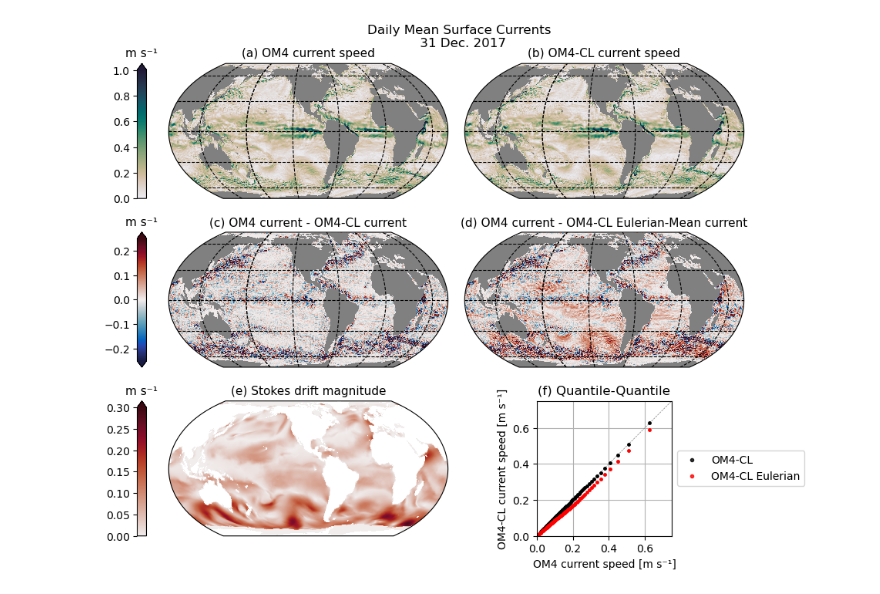
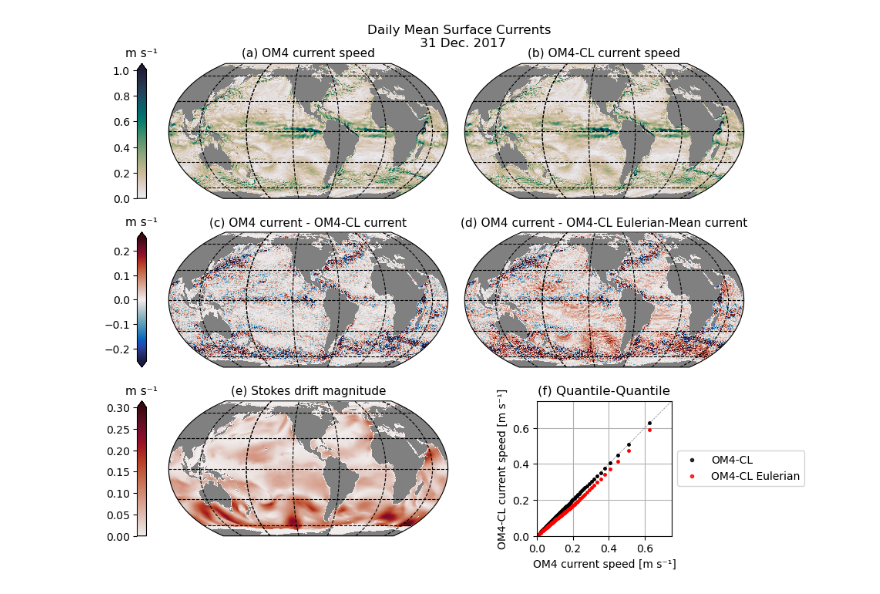
Before and after one commit to breichl/MOM6CL-Figures, a Jupyter notebook: OM4_Current_Differences_snapshot.ipynb, the cells around one changed output. Saved outputs shown, nothing was run; the diff lists cells and outputs as text; code cells hidden in the pictures.

```diff
--- a/OM4_Current_Differences_snapshot.ipynb
+++ b/OM4_Current_Differences_snapshot.ipynb
@@ -131,32 +131,32 @@ ax.plot(0, 1e1, FM2, alpha=0.8, label='OM4-CL Eulerian')
 for q in range(100):
     ax.plot(np.nanpercentile(Snap.OM4_Umag, q),
             np.nanpercentile(Snap.OM4CL_Umag, q),
             FM1, markersize=5)
     ax.plot(np.nanpercentile(Snap.OM4_Umag, q),
             np.nanpercentile(Snap.OM4CL_Umag_Eul, q),
             FM2, markersize=5)
 
 LM = [0, 0.75]
 ax.set(xlim=LM, ylim=LM,
        title='(f) Quantile-Quantile',
        xlabel='OM4 current speed [m s⁻¹]',
        ylabel='OM4-CL current speed [m s⁻¹]')
 ax.legend(loc='center left', bbox_to_anchor=(1, 0.5))
 ax.grid(True)
 ax.set_aspect('equal')
 
-for ax in [ax1, ax2, ax3, ax4]:
+for ax in [ax1, ax2, ax3, ax4, ax5]:
     ax.set_facecolor('grey')
     ax.gridlines(color='black', linestyle='--')
 
 for axcb in [axcb1, axcb2, axcb3]:
     axcb.yaxis.set_ticks_position('left')
     axcb.yaxis.set_label_position('left')
 
 fig.suptitle('Daily Mean Surface Currents \n 31 Dec. 2017', y=1.01)
 
 fig.savefig('./figure_1.pdf', dpi=320,
             bbox_inches='tight',
             pad_inches=0.02);
 # %% [output]
-[figure, old version]
+[figure, new version]
```
Also changed, not shown: 1 other file.
